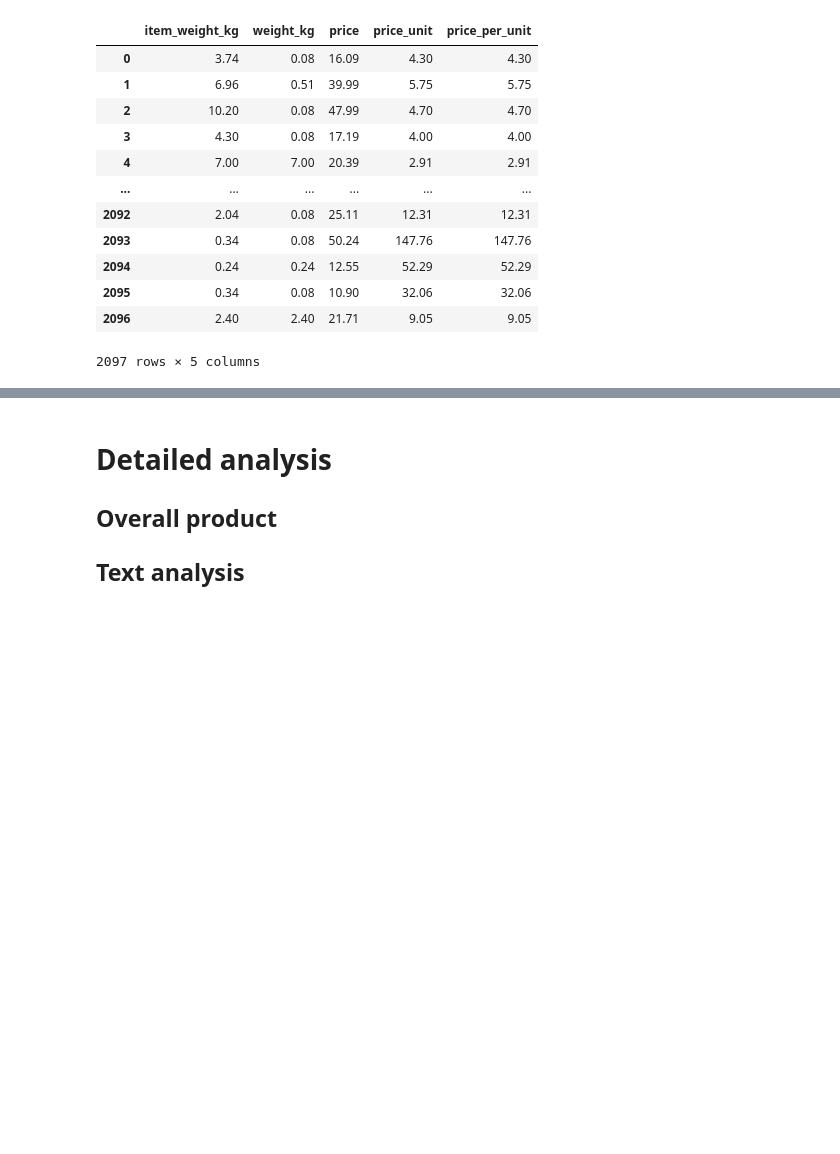
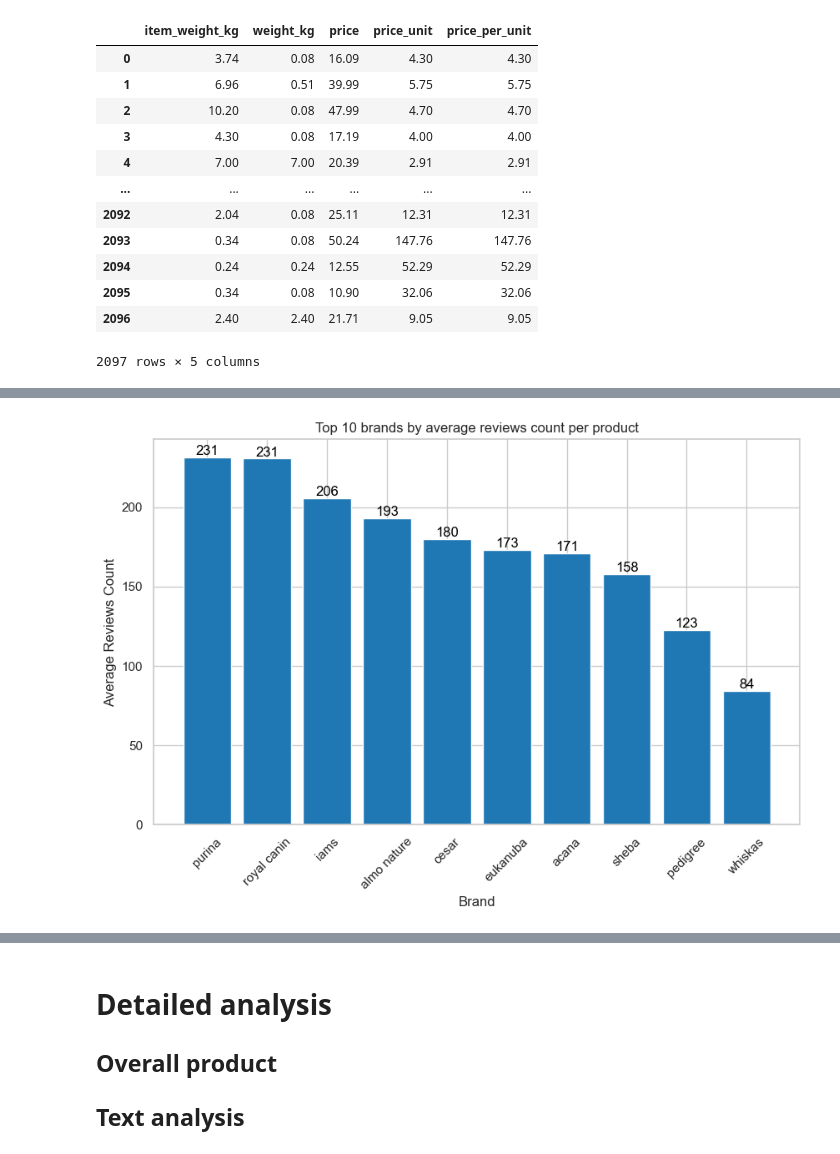
Before and after one commit to thaochithai/pet-food-analysis, a Jupyter notebook: analysis/analysis.ipynb, the cells around one changed output, grey strips where cells are left out. Cells and saved outputs as stored; diff of their text form; code cells hidden in the pictures; blank space fills up the shorter version.

```diff
--- a/analysis/analysis.ipynb
+++ b/analysis/analysis.ipynb
@@ -550,0 +572,21 @@ best_seller
+# %%
+# average review count per product by brand for the top 10 brands
+top_10_brands = data_clean['brand'].value_counts().head(10).index
+avg_reviews = data_clean[data_clean['brand'].isin(top_10_brands)].groupby('brand').agg({'reviews_count':'mean', 'asin':'count'}).rename(columns={'reviews_count':'avg_reviews_count', 'asin':'product_count'}).reset_index()
+avg_reviews = avg_reviews.sort_values(by='avg_reviews_count', ascending=False)
+avg_reviews
+fig, ax1 = plt.subplots(figsize=(10,6))
+color = 'tab:blue'
+ax1.set_xlabel('Brand')
+ax1.set_ylabel('Average Reviews Count')
+bars = ax1.bar(avg_reviews['brand'], avg_reviews['avg_reviews_count'], color=color)
+ax1.tick_params(axis='y')
+ax1.set_xticklabels(avg_reviews['brand'], rotation=45)
+for bar, reviews in zip(bars, avg_reviews['avg_reviews_count']):
+    height = bar.get_height()
+    ax1.text(bar.get_x() + bar.get_width()/2., height,
+             f'{reviews:.0f}', ha='center', va='bottom', color='black')
+plt.title('Top 10 brands by average reviews count per product')
+plt.show()
+# %% [output]
+[figure, added]
```
Also changed, not shown: parts of 19 cells of this notebook.
